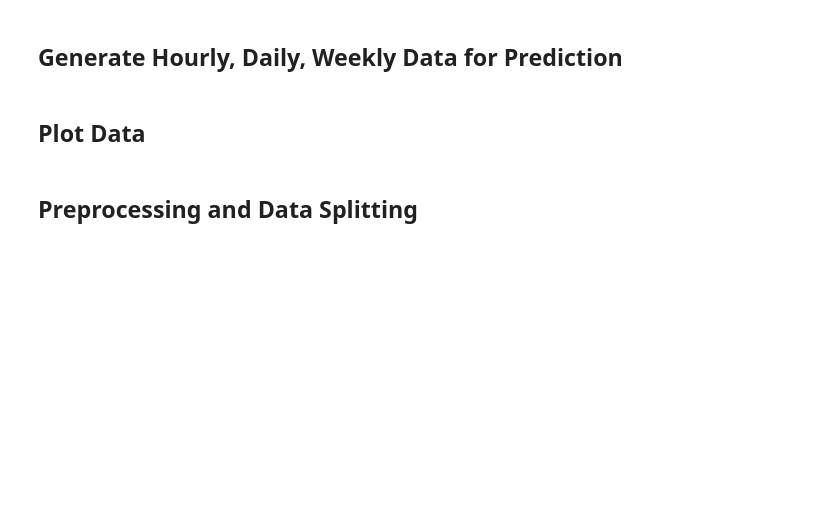
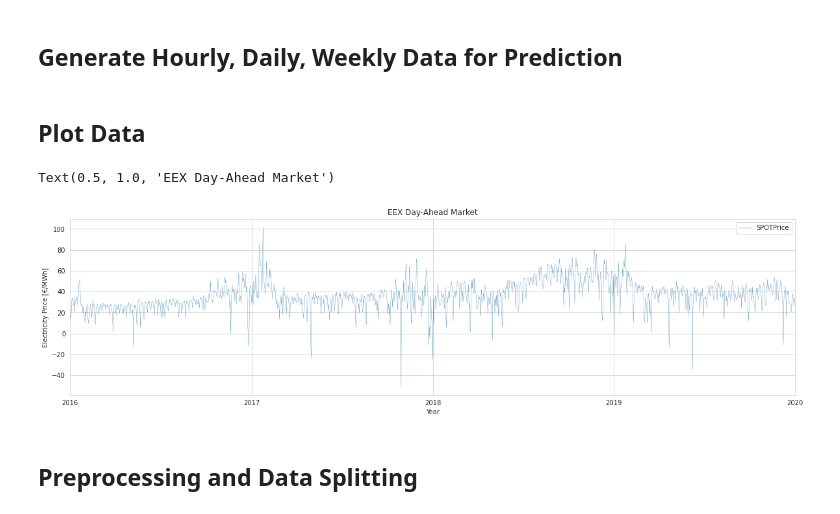
Before and after one commit to kerstinforster/electricity-price-forecasting, a Jupyter notebook: modellab/workflow_ML_models.ipynb, the cells around one changed output. Drawn from its saved outputs; the diff is of its cells as text; code cells hidden in the pictures; blank space fills up the shorter version.

```diff
--- a/modellab/workflow_ML_models.ipynb
+++ b/modellab/workflow_ML_models.ipynb
@@ -45,10 +49,12 @@ sns.set_style('whitegrid')
 # %% [markdown]
 ## Read Data
 # %%
-# Read data from csv (for development purposes, TO DO: integrate with montel data + external data)
-data = pd.read_csv('data.csv')
+# Read data
+
+dg = DatasetGenerator(['montel'])
+data = dg.get_dataset('2016-01-01', '2020-01-01', 'T23')
 X = data.Time
-Y = data.Value
+Y = data.SPOTPrice
 
 # Get information on min/max dates and number of datapoints
 datapoints = X.index.max()+1
@@ -76,10 +103,13 @@ data_monthly = data_hourly.resample('1M').mean()
 # %% [markdown]
 ## Plot Data
 # %%
-ax = data_daily.plot(linewidth=0.1, figsize=(20,5))
+ax = data_daily.plot(linewidth=0.3, figsize=(20,5))
 ax.set_xlabel('Year')
 ax.set_ylabel('Electricity Price [€/MWh]')
 ax.set_title('EEX Day-Ahead Market')
+# %% [output]
+Text(0.5, 1.0, 'EEX Day-Ahead Market')
+[figure, added]
 # %% [markdown]
 ## Preprocessing and Data Splitting
 # %%
```
Also changed, not shown: parts of 10 cells of this notebook, 9 other files.
